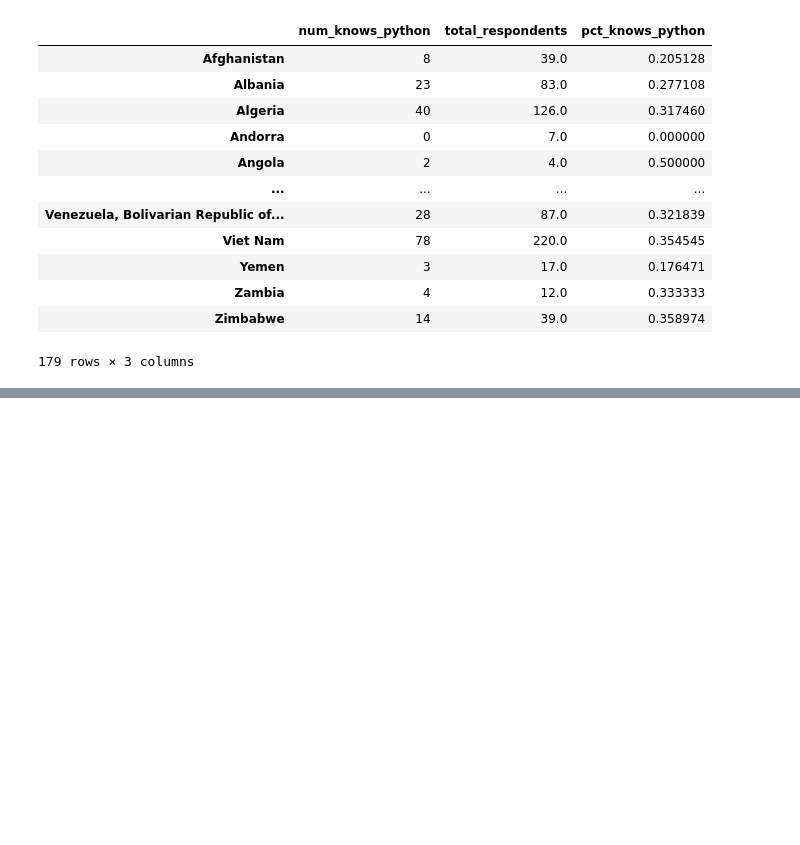
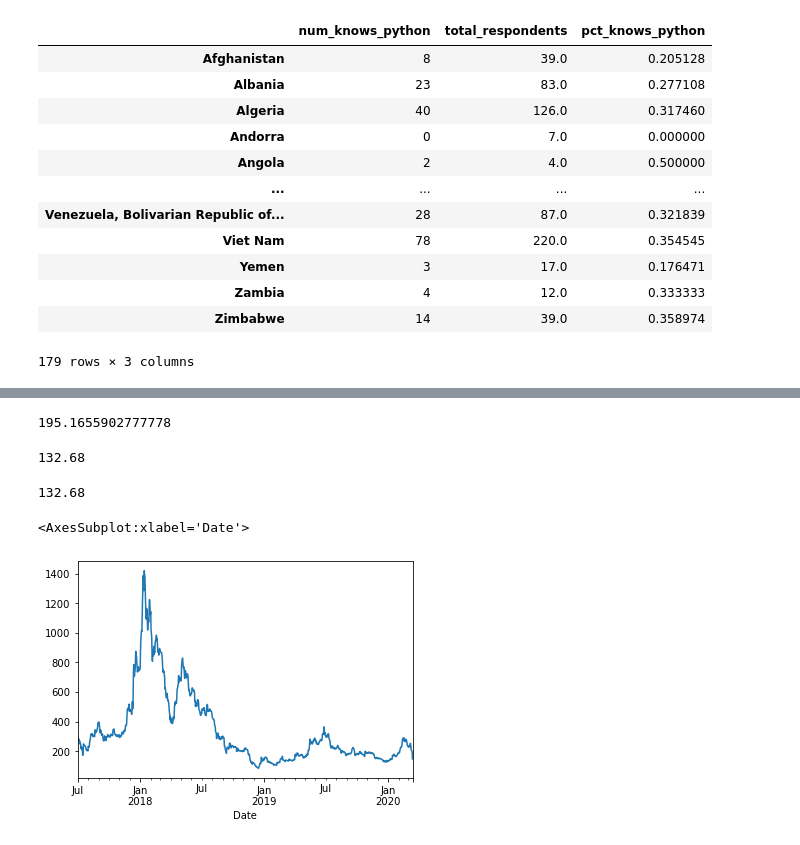
Before and after one commit to SayarGitHub/pandas, a Jupyter notebook: Corey_Schafer_pandas_Tutorial.ipynb, the cells around one changed output, grey strips where cells are left out. Cells and saved outputs as stored; diff of their text form; code cells hidden in the pictures; blank space fills up the shorter version.

```diff
--- a/Corey_Schafer_pandas_Tutorial.ipynb
+++ b/Corey_Schafer_pandas_Tutorial.ipynb
@@ -1461,0 +1718,4 @@ python_df
+# %%
+d_parser = lambda x: datetime.strptime(x, "%Y-%m-%d %I-%p")
+df = pd.read_csv("ETH_1h.csv" , parse_dates=["Date"] , date_parser = d_parser)
+df
@@ -1461,0 +1751,2 @@ python_df
+# %%
+df["DayOfWeek"] = df["Date"].dt.day_name()
@@ -1461,0 +1808,2 @@ python_df
+# %%
+df.set_index("Date" , inplace=True)
@@ -1461,0 +1854,14 @@ python_df
+# %%
+df.loc["2020-01":"2020-02"]["Close"].mean()
+# %% [output]
+195.1655902777778
+# %%
+df.loc["2020-01-01"]["High"].max()
+# %% [output]
+132.68
+# %%
+highs =  df["High"].resample("D").max() #we resample highs on a daily basis
+# %%
+highs["2020-01-01"]
+# %% [output]
+132.68
@@ -1461,0 +1870,5 @@ python_df
+# %%
+highs.plot()
+# %% [output]
+<AxesSubplot:xlabel='Date'>
+[figure, added]
```
Also changed, not shown: parts of 59 cells of this notebook.
